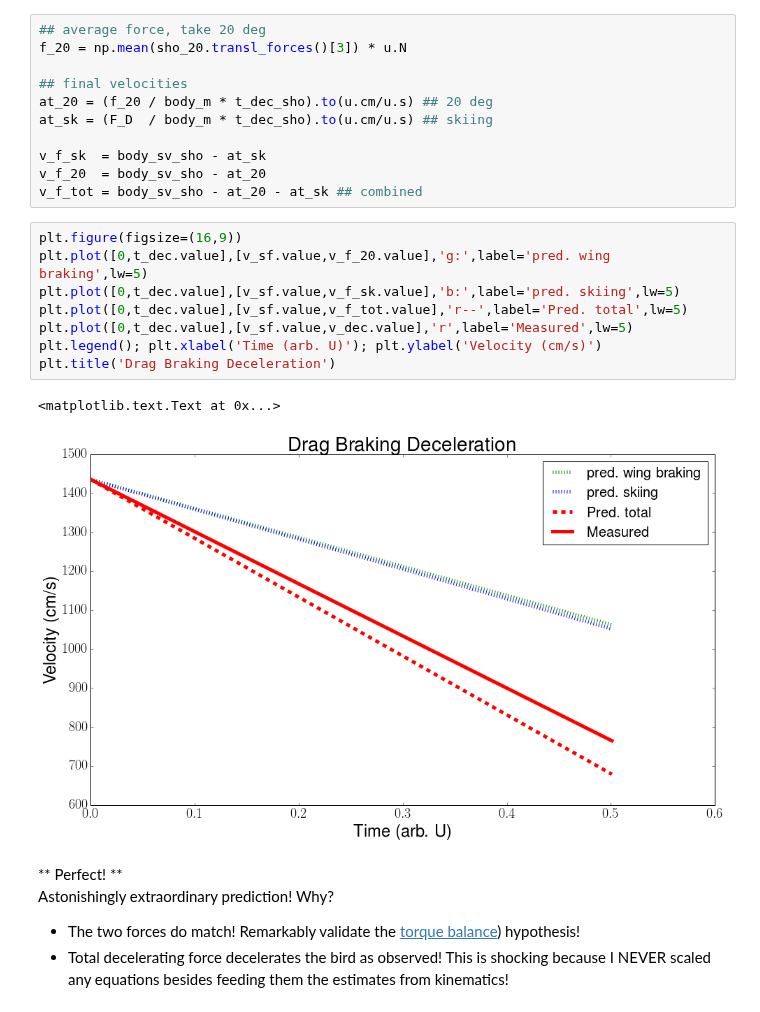
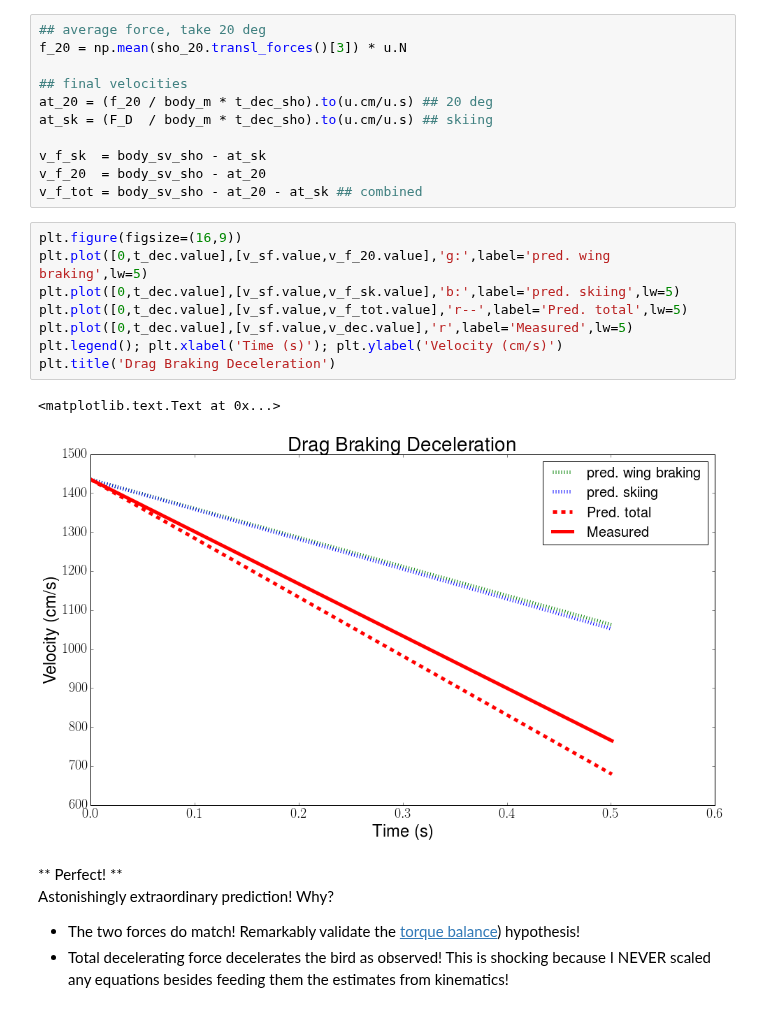
Before and after one commit to Ravirajadrangi/Biomechanics-of-Flight., a Jupyter notebook: dynamics/Planing.ipynb, the cells around one changed output. Drawn from its saved outputs; the diff is of its cells as text.

```diff
--- a/dynamics/Planing.ipynb
+++ b/dynamics/Planing.ipynb
@@ -153,14 +153,14 @@ v_f_tot = body_sv_sho - at_20 - at_sk ## combined
 # %%
 plt.figure(figsize=(16,9))
 plt.plot([0,t_dec.value],[v_sf.value,v_f_20.value],'g:',label='pred. wing braking',lw=5)
 plt.plot([0,t_dec.value],[v_sf.value,v_f_sk.value],'b:',label='pred. skiing',lw=5)
 plt.plot([0,t_dec.value],[v_sf.value,v_f_tot.value],'r--',label='Pred. total',lw=5)
 plt.plot([0,t_dec.value],[v_sf.value,v_dec.value],'r',label='Measured',lw=5)
-plt.legend(); plt.xlabel('Time (arb. U)'); plt.ylabel('Velocity (cm/s)')
+plt.legend(); plt.xlabel('Time (s)'); plt.ylabel('Velocity (cm/s)')
 plt.title('Drag Braking Deceleration')
 # %% [output]
 <matplotlib.text.Text at 0x...>
-[figure, old version]
+[figure, new version]
 # %% [markdown]
 ** Perfect! **<br>
 Astonishingly extraordinary prediction! Why?
```
Also changed, not shown: parts of 5 cells of this notebook, 2 other files.
